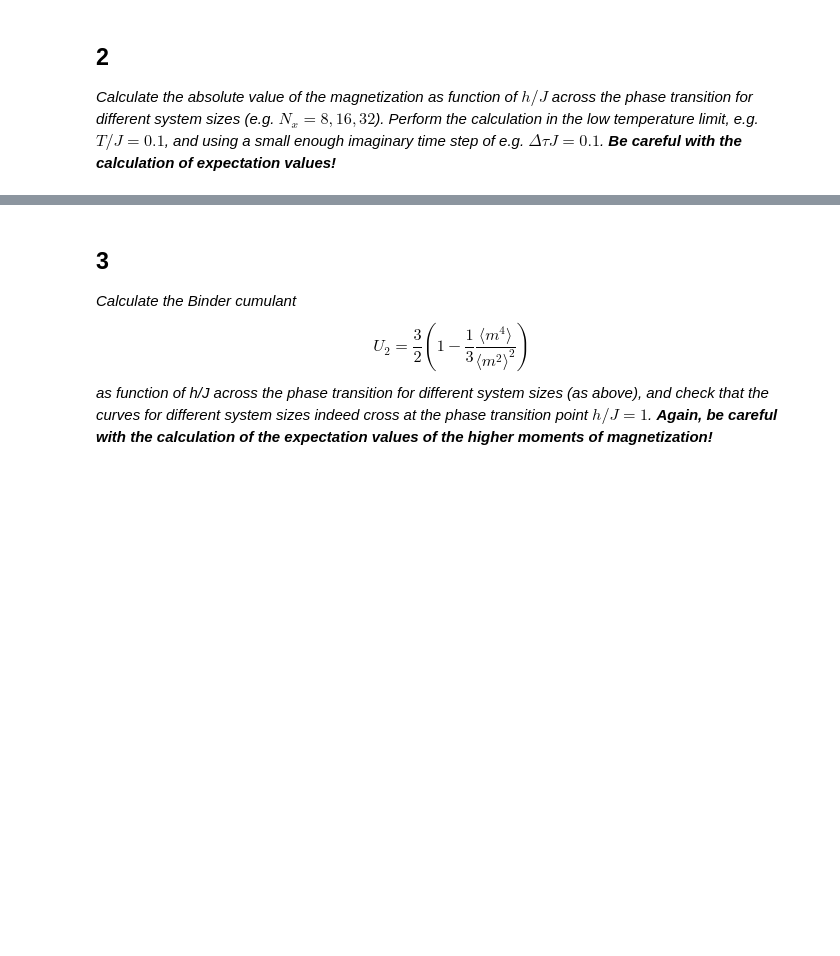
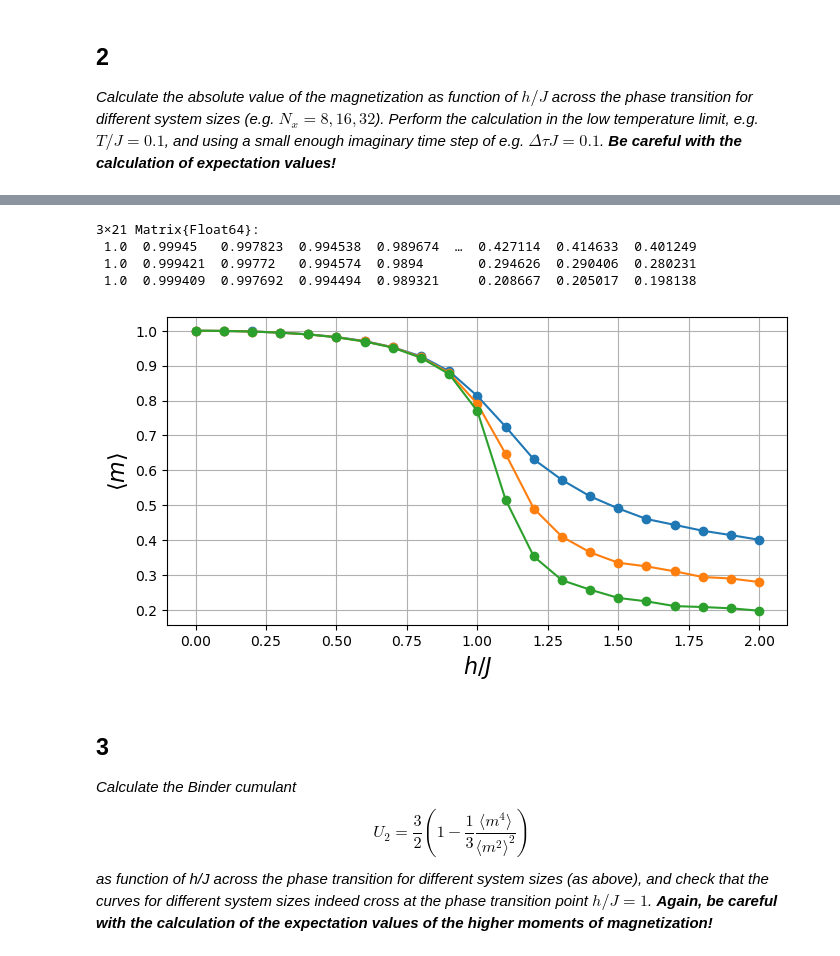
Before and after one commit to NOAMOPH/Computational-Methods-for-Many-Body-Physics, a Jupyter notebook: ProblemSets/PS05.ipynb, the cells around one changed output, grey strips where cells are left out. Drawn from its saved outputs; the diff is of its cells as text; code cells hidden in the pictures; blank space fills up the shorter version.

```diff
--- a/ProblemSets/PS05.ipynb
+++ b/ProblemSets/PS05.ipynb
@@ -165,12 +200,0 @@ UndefVarError: UndefVarError: config not defined
-# %%
-Nx = 8
-T = 0.2
-dtau = 0.1
-h = 0.0
-Nsw = 10
-Neq = 10
-# Nsw = 10000
-# Neq = 1000
-
-m1, m2, m4 = TFIM_MC(Nx, T, dtau, h, Nsw, Neq);
-# TFIM_MC(Nx, T, dtau, h, Nsw, Neq)
@@ -224,0 +205,19 @@ hs = 0:0.1:2.0
+# %%
+Nxs = [8, 16 ,32]
+hs = 0:0.1:2.0
+T = 0.1
+dtau = 0.1
+Nsw = 10000
+Neq = 1000
+
+m1 = zeros(length(Nxs), length(hs))
+m2 = zeros(length(Nxs), length(hs))
+m4 = zeros(length(Nxs), length(hs))
+
+for (i,h) in enumerate(hs)
+    for (j,Nx) in enumerate(Nxs)
+        println(h, Nx)
+        m1[j,i], m2[j,i], m4[j,i] = TFIM_MC(Nx, T, dtau, h, Nsw, Neq)
+        # @show typeof(res)
+    end
+end
@@ -225,3 +242,22 @@ hs = 0:0.1:2.0
+# %%
+m1
+# %% [output]
+3×21 Matrix{Float64}:
+ 1.0  0.99945   0.997823  0.994538  0.989674  …  0.427114  0.414633  0.401249
+ 1.0  0.999421  0.99772   0.994574  0.9894       0.294626  0.290406  0.280231
+ 1.0  0.999409  0.997692  0.994494  0.989321     0.208667  0.205017  0.198138
+# %%
+fig, ax = subplots(figsize=(8,4))
+
+for i = 1:3
+    ax.plot(hs,m1[i,:],"-o")
+end
+ax.set_xlabel(L"$h/J$",fontsize=16)
+ax.set_ylabel(L"\langle m \rangle",fontsize=16)
+ax.grid()
+gcf()
+# %% [output]
+[figure, added]
 # %% [markdown]
 ## 3
 
```
Also changed, not shown: parts of 12 cells of this notebook.
